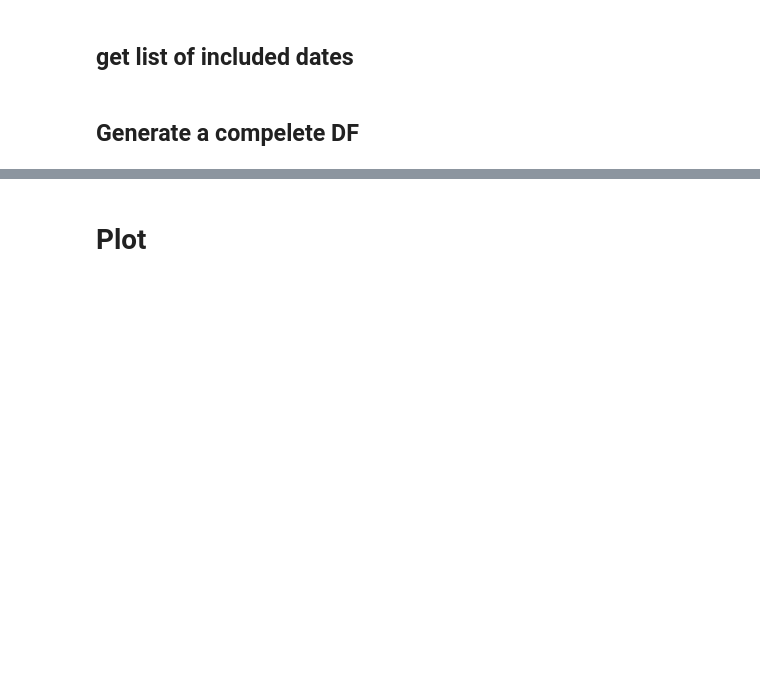
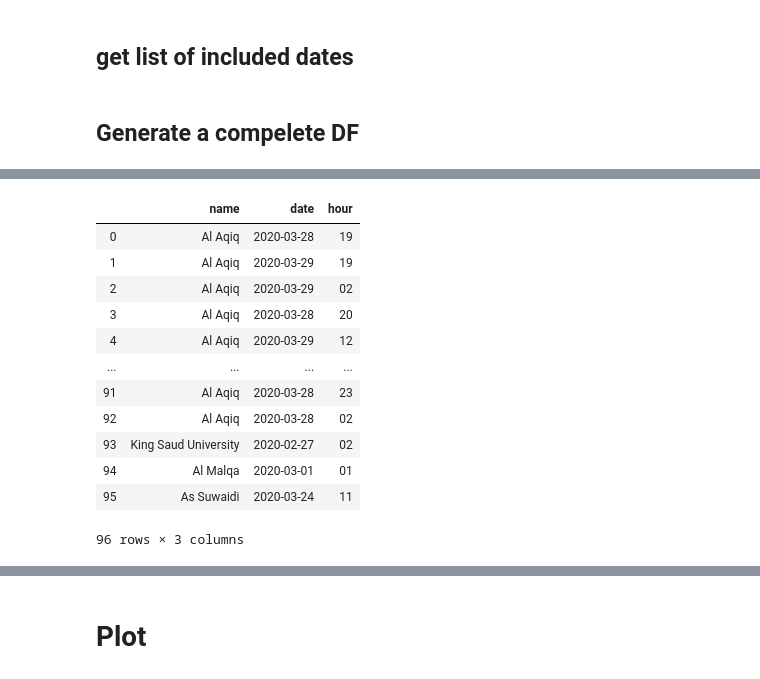
Before and after one commit to RaghadAlshalaan/SereneReport, a Jupyter notebook: firestore generate report.ipynb, the cells around one changed output, grey strips where cells are left out. Cells and saved outputs as stored; diff of their text form; code cells hidden in the pictures; blank space fills up the shorter version.

```diff
--- a/firestore generate report.ipynb
+++ b/firestore generate report.ipynb
@@ -91,0 +111,10 @@ for x in range(0 ,len(dates)):
+# %%
+# get location from database
+loc_df = pd.DataFrame()
+locations = db.collection(u'PatientLocations').where(u'patientID', u'==', userID ).stream()
+
+for location in locations:
+    loc = location.to_dict()
+    loc_df = loc_df.append(pd.DataFrame(loc,index=[0]),ignore_index=True)
+# %%
+loc_df.drop(['anxietyLevel', 'lat','lng','lon', 'patientID'  ], axis=1, inplace = True)
@@ -91,0 +130,4 @@ for x in range(0 ,len(dates)):
+# %%
+loc_df['date'] = pd.to_datetime(loc_df['time'], format='%Y:%M:%D').dt.date
+loc_df['hour'] = pd.to_datetime(loc_df['time'], format='%H').dt.time
+loc_df.drop(['time'], axis=1, inplace = True)
@@ -91,0 +143,18 @@ for x in range(0 ,len(dates)):
+# %%
+loc_df['hour'] = loc_df['hour'].apply(lambda time: time.strftime('%H'))
+# %%
+loc_df
+# %% [output]
+|  | name | date | hour |
+| 0 | Al Aqiq | 2020-03-28 | 19 |
+| 1 | Al Aqiq | 2020-03-29 | 19 |
+| 2 | Al Aqiq | 2020-03-29 | 02 |
+| 3 | Al Aqiq | 2020-03-28 | 20 |
+| 4 | Al Aqiq | 2020-03-29 | 12 |
+| ... | ... | ... | ... |
+| 91 | Al Aqiq | 2020-03-28 | 23 |
+| 92 | Al Aqiq | 2020-03-28 | 02 |
+| 93 | King Saud University | 2020-02-27 | 02 |
+| 94 | Al Malqa | 2020-03-01 | 01 |
+| 95 | As Suwaidi | 2020-03-24 | 11 |
+96 rows × 3 columns
```
Also changed, not shown: parts of 13 cells of this notebook.
